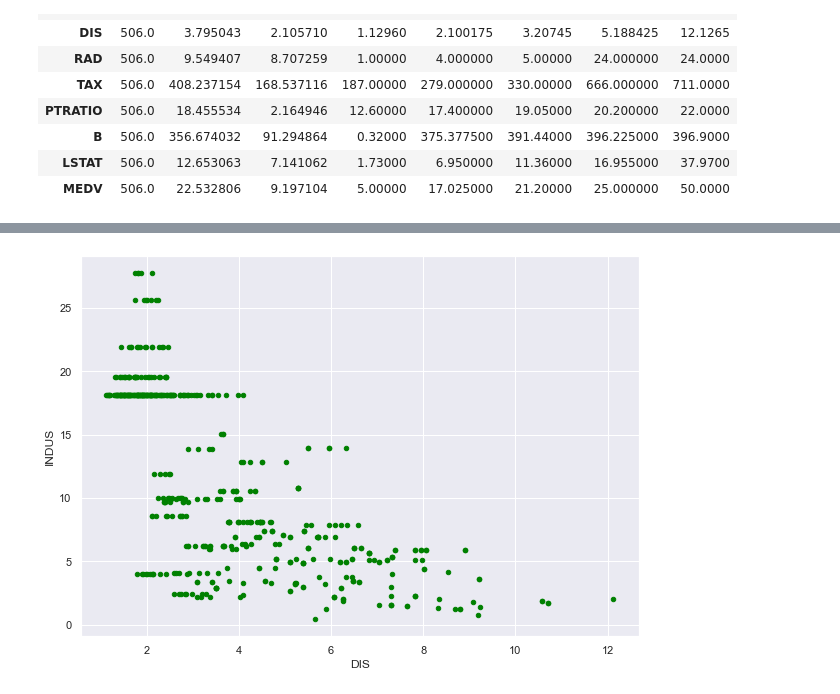
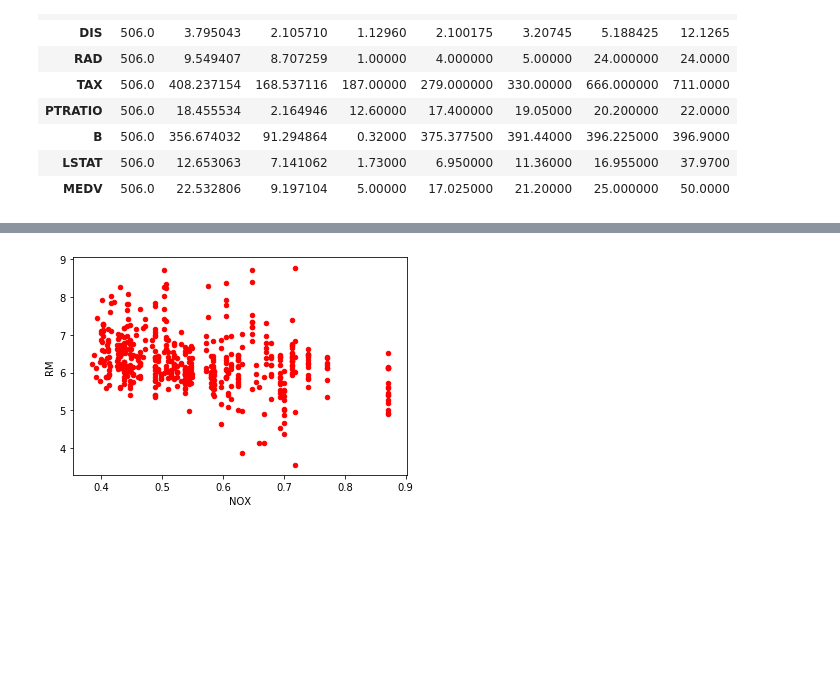
Before and after one commit to MKelly1303/52954_Project_2019, a Jupyter notebook: 52954_Project_Notebook.ipynb, the cells around one changed output, grey strips where cells are left out. Cells and saved outputs as stored; diff of their text form; code cells hidden in the pictures; blank space fills up the shorter version.

```diff
--- a/52954_Project_Notebook.ipynb
+++ b/52954_Project_Notebook.ipynb
@@ -178,6 +186,6 @@ sns.heatmap(data=correlation_matrix, annot=True)
 # %%
-df.plot(kind='scatter',x='DIS',y='INDUS', color="green")
+df.plot(kind='scatter',x='NOX',y='RM',color='red')
 plt.show()
 # %% [output]
-[figure, old version]
+[figure, new version]
 # %%
```
Also changed, not shown: parts of 26 cells of this notebook.
